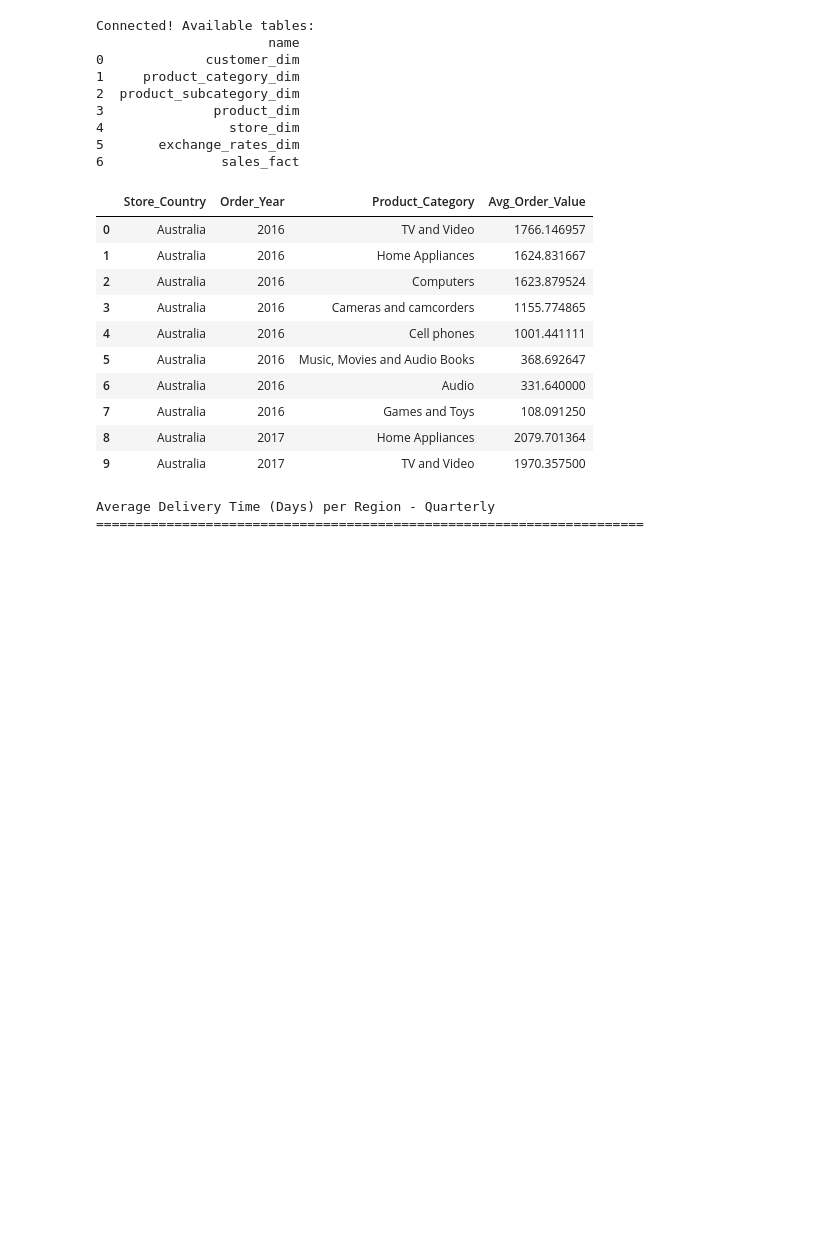
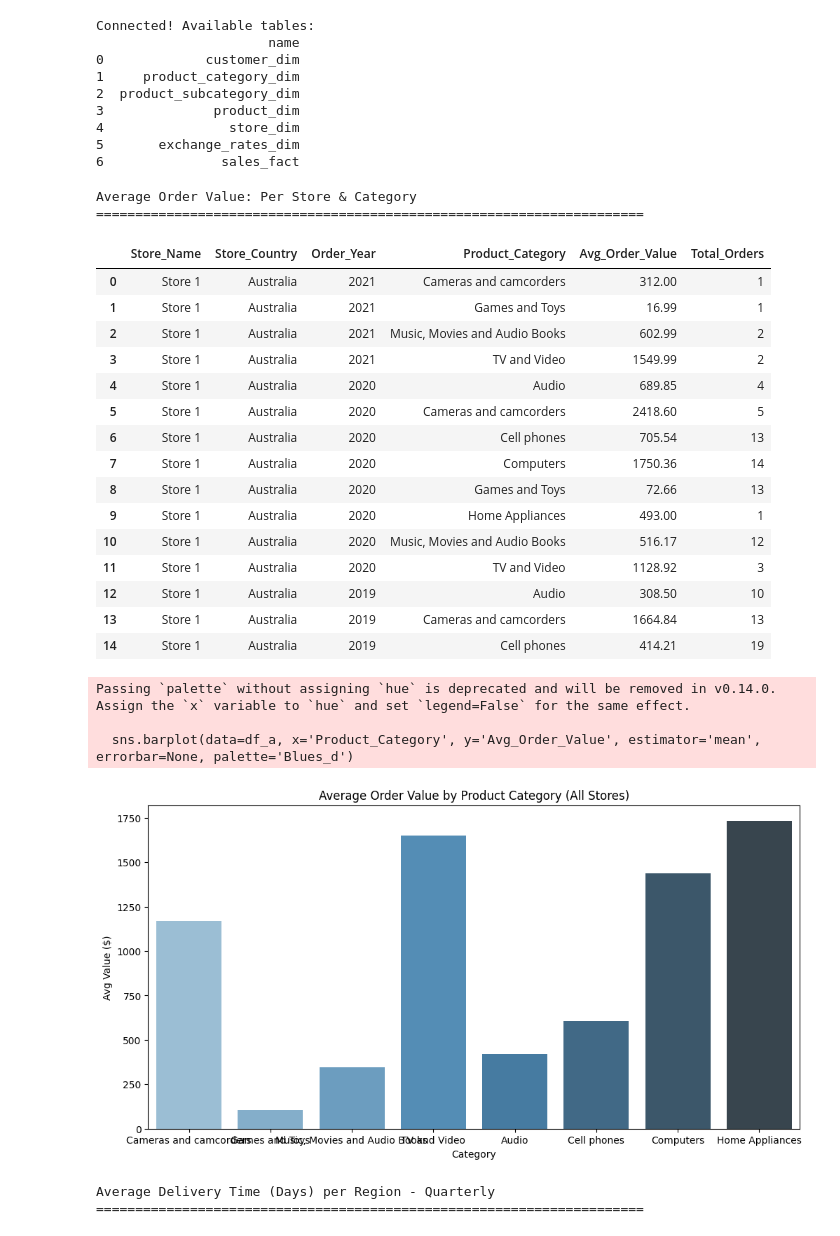
Before and after one commit to mik-chaela/DWBI-Final-Project, a Jupyter notebook: notebooks/analysis.ipynb, the cells around one changed output. Cells and saved outputs as stored; diff of their text form; code cells hidden in the pictures; blank space fills up the shorter version.

```diff
--- a/notebooks/analysis.ipynb
+++ b/notebooks/analysis.ipynb
@@ -23,38 +23,61 @@ Connected! Available tables:
 5       exchange_rates_dim
 6               sales_fact
 # %%
-# Question A: Average Order Value per Store Country, Year, and Product Category
+# Question A: Average Order Value per Store, Product Category, Country, and Year
+
 query_a = """
 SELECT
+    s.store_name AS Store_Name,
     s.country AS Store_Country,
     strftime('%Y', f.order_date) AS Order_Year,
     c.category AS Product_Category,
-    AVG(f.total_revenue) AS Avg_Order_Value
+    ROUND(AVG(f.total_revenue), 2) AS Avg_Order_Value,
+    COUNT(*) AS Total_Orders
 FROM sales_fact f
 JOIN store_dim s ON f.store_key = s.store_key
 JOIN product_dim p ON f.product_key = p.product_key
 JOIN product_category_dim c ON p.category_key = c.category_key
-GROUP BY 1, 2, 3
-ORDER BY 1, 2, 4 DESC;
+GROUP BY s.store_name, s.country, strftime('%Y', f.order_date), c.category
+ORDER BY Store_Country, Store_Name, Order_Year DESC;
 """
 
-# Execute the query
 df_a = pd.read_sql(query_a, engine)
 
-# Display the result
-df_a.head(10)
+print("Average Order Value: Per Store & Category")
+print("=" * 70)
+# Show more rows to verify the granularity
+display(df_a.head(15))
+
+# Visualization: Avg Order Value by Category
+plt.figure(figsize=(12, 6))
+sns.barplot(data=df_a, x='Product_Category', y='Avg_Order_Value', estimator='mean', errorbar=None, palette='Blues_d')
+plt.title('Average Order Value by Product Category (All Stores)')
+plt.ylabel('Avg Value ($)')
+plt.xlabel('Category')
+plt.show()
 # %% [output]
+Average Order Value: Per Store & Category
+======================================================================
-|  | Store_Country | Order_Year | Product_Category | Avg_Order_Value |
-| 0 | Australia | 2016 | TV and Video | 1766.146957 |
-| 1 | Australia | 2016 | Home Appliances | 1624.831667 |
-| 2 | Australia | 2016 | Computers | 1623.879524 |
-| 3 | Australia | 2016 | Cameras and camcorders | 1155.774865 |
-| 4 | Australia | 2016 | Cell phones | 1001.441111 |
-| 5 | Australia | 2016 | Music, Movies and Audio Books | 368.692647 |
-| 6 | Australia | 2016 | Audio | 331.640000 |
-| 7 | Australia | 2016 | Games and Toys | 108.091250 |
-| 8 | Australia | 2017 | Home Appliances | 2079.701364 |
-| 9 | Australia | 2017 | TV and Video | 1970.357500 |
+|  | Store_Name | Store_Country | Order_Year | Product_Category | Avg_Order_Value | Total_Orders |
+| 0 | Store 1 | Australia | 2021 | Cameras and camcorders | 312.00 | 1 |
+| 1 | Store 1 | Australia | 2021 | Games and Toys | 16.99 | 1 |
+| 2 | Store 1 | Australia | 2021 | Music, Movies and Audio Books | 602.99 | 2 |
+| 3 | Store 1 | Australia | 2021 | TV and Video | 1549.99 | 2 |
+| 4 | Store 1 | Australia | 2020 | Audio | 689.85 | 4 |
+| 5 | Store 1 | Australia | 2020 | Cameras and camcorders | 2418.60 | 5 |
+| 6 | Store 1 | Australia | 2020 | Cell phones | 705.54 | 13 |
+| 7 | Store 1 | Australia | 2020 | Computers | 1750.36 | 14 |
+| 8 | Store 1 | Australia | 2020 | Games and Toys | 72.66 | 13 |
+| 9 | Store 1 | Australia | 2020 | Home Appliances | 493.00 | 1 |
+| 10 | Store 1 | Australia | 2020 | Music, Movies and Audio Books | 516.17 | 12 |
+| 11 | Store 1 | Australia | 2020 | TV and Video | 1128.92 | 3 |
+| 12 | Store 1 | Australia | 2019 | Audio | 308.50 | 10 |
+| 13 | Store 1 | Australia | 2019 | Cameras and camcorders | 1664.84 | 13 |
+| 14 | Store 1 | Australia | 2019 | Cell phones | 414.21 | 19 |
+Passing `palette` without assigning `hue` is deprecated and will be removed in v0.14.0. Assign the `x` variable to `hue` and set `legend=False` for the same effect.
+
+  sns.barplot(data=df_a, x='Product_Category', y='Avg_Order_Value', estimator='mean', errorbar=None, palette='Blues_d')
+[figure, added]
 # %%
 # Question B: Average Delivery Time (Days) per Region - Quarterly
 
```
Also changed, not shown: parts of 1 cell of this notebook.
